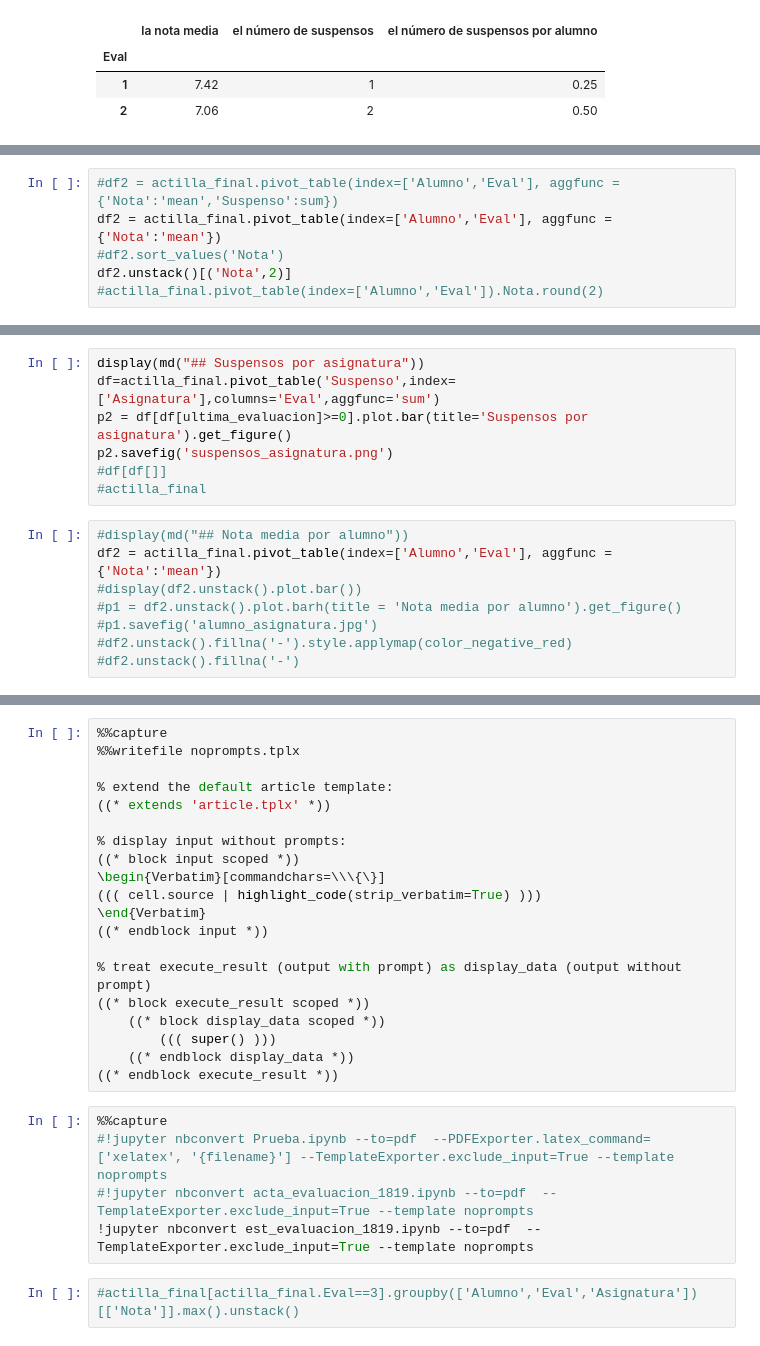
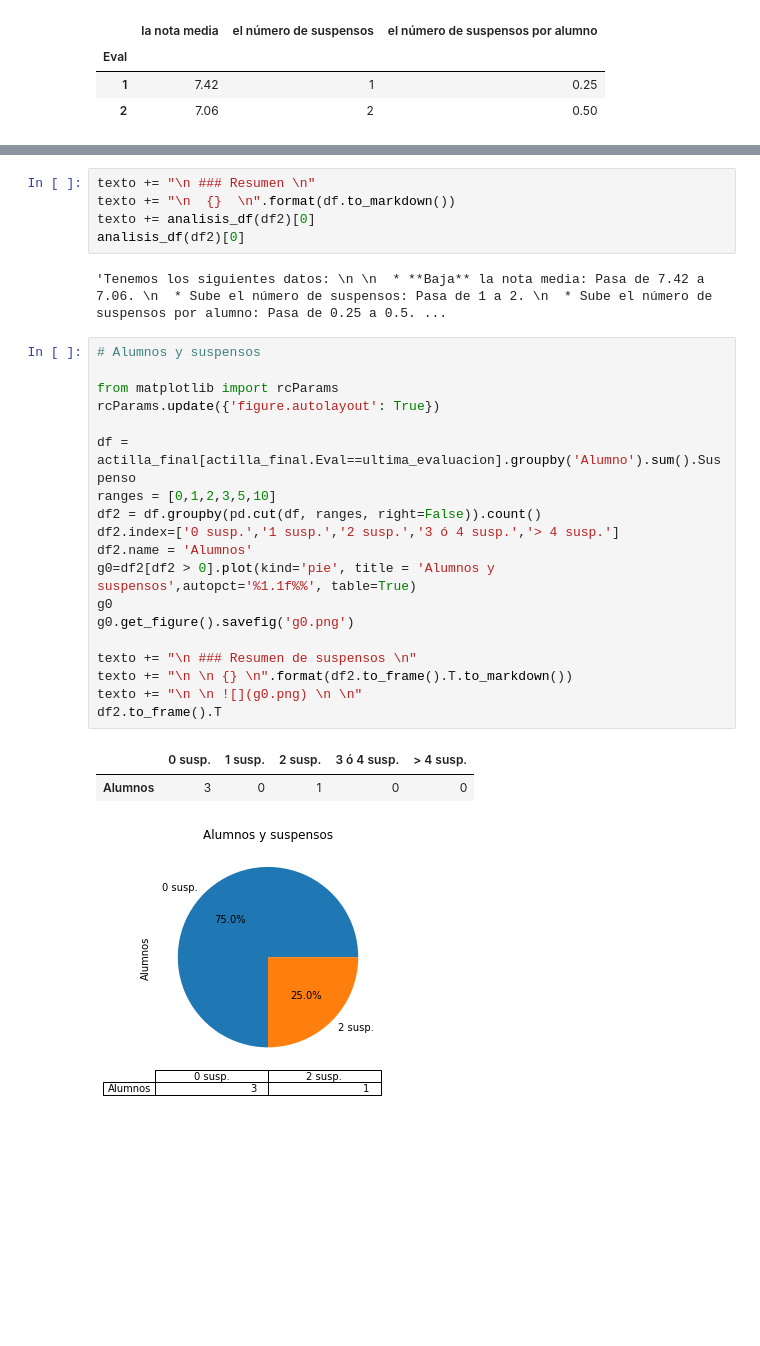
Before and after one commit to crdguez/mat4ac, a Jupyter notebook: notebooks/est_evaluacion_2021.ipynb, the cells around one changed output, grey strips where cells are left out. Saved outputs shown, nothing was run; the diff lists cells and outputs as text; blank space fills up the shorter version.

```diff
--- a/notebooks/est_evaluacion_2021.ipynb
+++ b/notebooks/est_evaluacion_2021.ipynb
@@ -530,6 +247,0 @@ df1.fillna('-').style.applymap(color_negative_red)
-# %%
-#df2 = actilla_final.pivot_table(index=['Alumno','Eval'], aggfunc = {'Nota':'mean','Suspenso':sum})
-df2 = actilla_final.pivot_table(index=['Alumno','Eval'], aggfunc = {'Nota':'mean'})
-#df2.sort_values('Nota')
-df2.unstack()[('Nota',2)]
-#actilla_final.pivot_table(index=['Alumno','Eval']).Nota.round(2)
@@ -551,15 +247,0 @@ df2.unstack().fillna('-').style.applymap(color_negative_red)
-# %%
-display(md("## Suspensos por asignatura"))
-df=actilla_final.pivot_table('Suspenso',index=['Asignatura'],columns='Eval',aggfunc='sum')
-p2 = df[df[ultima_evaluacion]>=0].plot.bar(title='Suspensos por asignatura').get_figure()
-p2.savefig('suspensos_asignatura.png')
-#df[df[]]
-#actilla_final
-# %%
-#display(md("## Nota media por alumno"))
-df2 = actilla_final.pivot_table(index=['Alumno','Eval'], aggfunc = {'Nota':'mean'})
-#display(df2.unstack().plot.bar())
-#p1 = df2.unstack().plot.barh(title = 'Nota media por alumno').get_figure()
-#p1.savefig('alumno_asignatura.jpg')
-#df2.unstack().fillna('-').style.applymap(color_negative_red)
-#df2.unstack().fillna('-')
@@ -597,27 +248,30 @@ actilla_final.pivot_table(index=['Alumno','Eval'], aggfunc = {'Nota':'mean','Sus
-# %%
-%%capture
-%%writefile noprompts.tplx
-
-% extend the default article template:
-((* extends 'article.tplx' *))
-
-% display input without prompts:
-((* block input scoped *))
-\begin{Verbatim}[commandchars=\\\{\}]
-((( cell.source | highlight_code(strip_verbatim=True) )))
-\end{Verbatim}
-((* endblock input *))
-
-% treat execute_result (output with prompt) as display_data (output without prompt)
-((* block execute_result scoped *))
-    ((* block display_data scoped *))
-        ((( super() )))
-    ((* endblock display_data *))
-((* endblock execute_result *))
-# %%
-%%capture
-#!jupyter nbconvert Prueba.ipynb --to=pdf  --PDFExporter.latex_command=['xelatex', '{filename}'] --TemplateExporter.exclude_input=True --template noprompts
-#!jupyter nbconvert acta_evaluacion_1819.ipynb --to=pdf  --TemplateExporter.exclude_input=True --template noprompts
-!jupyter nbconvert est_evaluacion_1819.ipynb --to=pdf  --TemplateExporter.exclude_input=True --template noprompts
-# %%
-#actilla_final[actilla_final.Eval==3].groupby(['Alumno','Eval','Asignatura'])[['Nota']].max().unstack()
+# %%
+texto += "\n ### Resumen \n"
+texto += "\n  {}  \n".format(df.to_markdown())
+texto += analisis_df(df2)[0]
+analisis_df(df2)[0]
+# %% [output]
+'Tenemos los siguientes datos: \n \n  * **Baja** la nota media: Pasa de 7.42 a 7.06. \n  * Sube el número de suspensos: Pasa de 1 a 2. \n  * Sube el número de suspensos por alumno: Pasa de 0.25 a 0.5. ...
+# %%
+# Alumnos y suspensos
+
+from matplotlib import rcParams
+rcParams.update({'figure.autolayout': True})
+
+df = actilla_final[actilla_final.Eval==ultima_evaluacion].groupby('Alumno').sum().Suspenso
+ranges = [0,1,2,3,5,10]
+df2 = df.groupby(pd.cut(df, ranges, right=False)).count()
+df2.index=['0 susp.','1 susp.','2 susp.','3 ó 4 susp.','> 4 susp.']
+df2.name = 'Alumnos'
+g0=df2[df2 > 0].plot(kind='pie', title = 'Alumnos y suspensos',autopct='%1.1f%%', table=True)
+g0
+g0.get_figure().savefig('g0.png')
+
+texto += "\n ### Resumen de suspensos \n"
+texto += "\n \n {} \n".format(df2.to_frame().T.to_markdown())
+texto += "\n \n ![](g0.png) \n \n"
+df2.to_frame().T
+# %% [output]
+|  | 0 susp. | 1 susp. | 2 susp. | 3 ó 4 susp. | > 4 susp. |
+| Alumnos | 3 | 0 | 1 | 0 | 0 |
+[figure, added]
```
Also changed, not shown: parts of 47 cells of this notebook.
